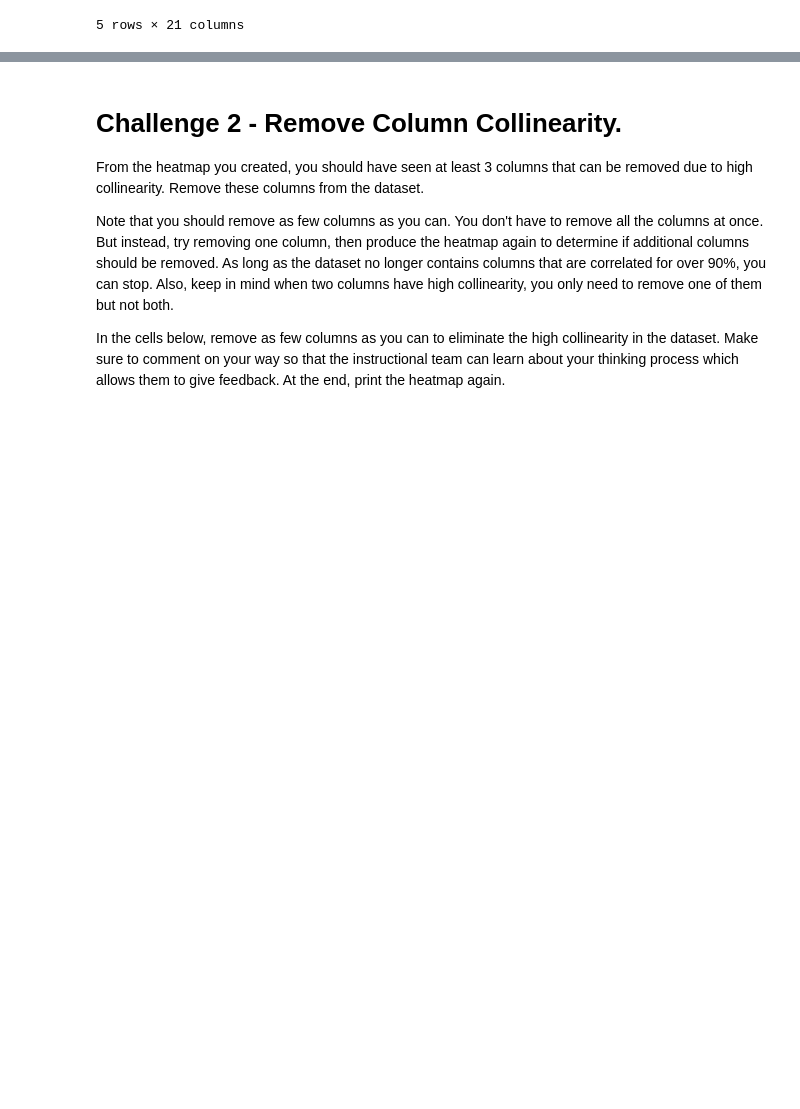
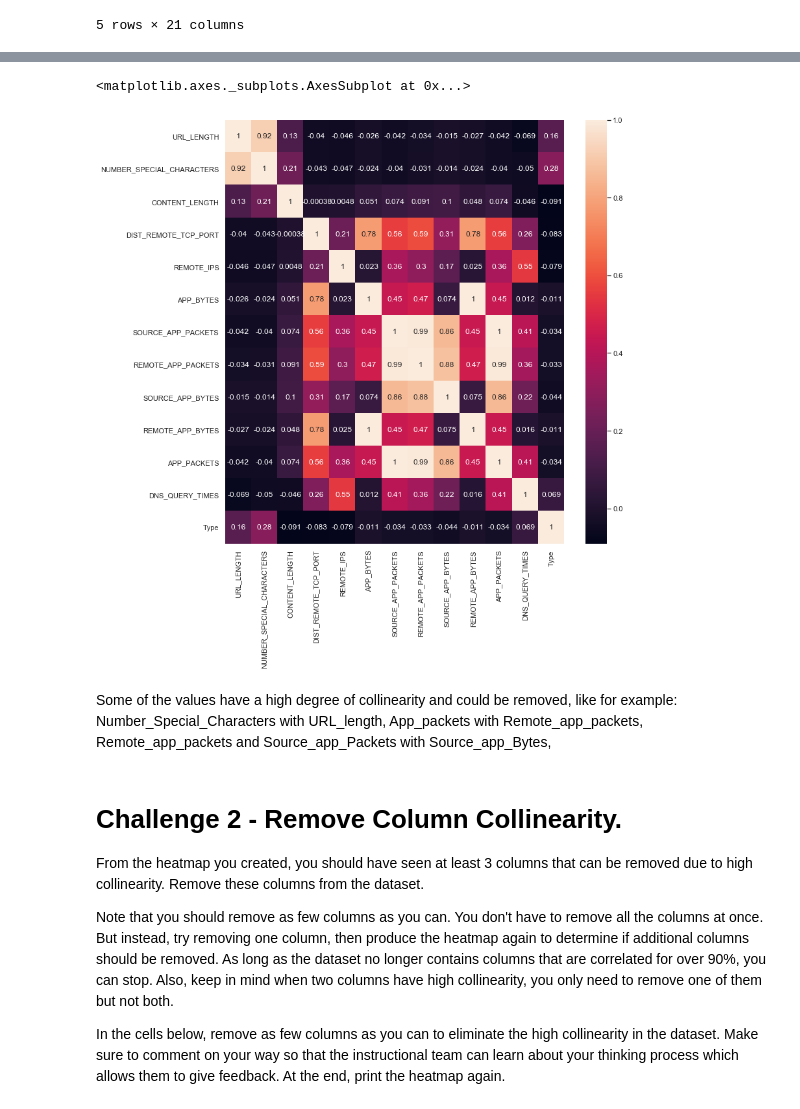
Before and after one commit to ta-data-bcn/lab-supervised-learning, a Jupyter notebook: your-code/main.ipynb, the cells around one changed output, grey strips where cells are left out. Cells and saved outputs as stored; diff of their text form; code cells hidden in the pictures; blank space fills up the shorter version.

```diff
--- a/your-code/main.ipynb
+++ b/your-code/main.ipynb
@@ -129,3 +133,13 @@ sns.pairplot(websites)
+# %%
+# Plot the heatmap
+sns.set(rc={'figure.figsize':(11.7,12)})
+sns.heatmap(websites_num.corr(), annot=True)
+# %% [output]
+<matplotlib.axes._subplots.AxesSubplot at 0x...>
+[figure, added]
+# %% [markdown]
+Some of the values have a high degree of collinearity and could be removed, like for example:
+Number_Special_Characters with URL_length, App_packets with Remote_app_packets,  Remote_app_packets and Source_app_Packets with Source_app_Bytes,
 # %% [markdown]
 # Challenge 2 - Remove Column Collinearity.
 
```
Also changed, not shown: parts of 21 cells of this notebook.
